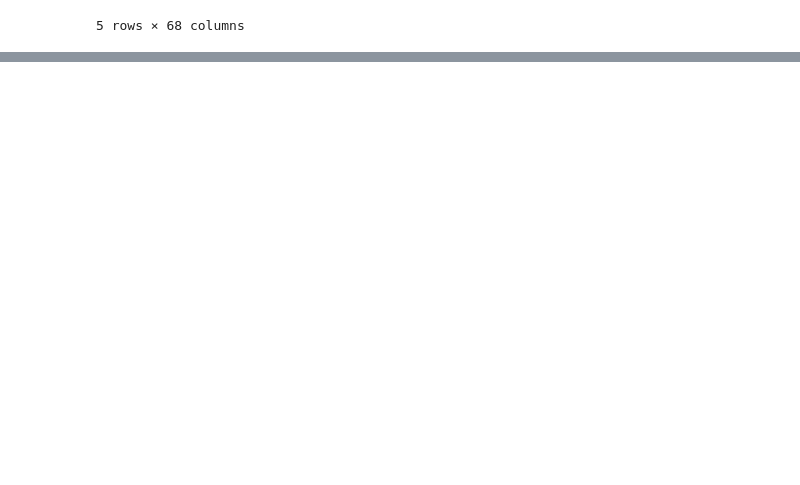
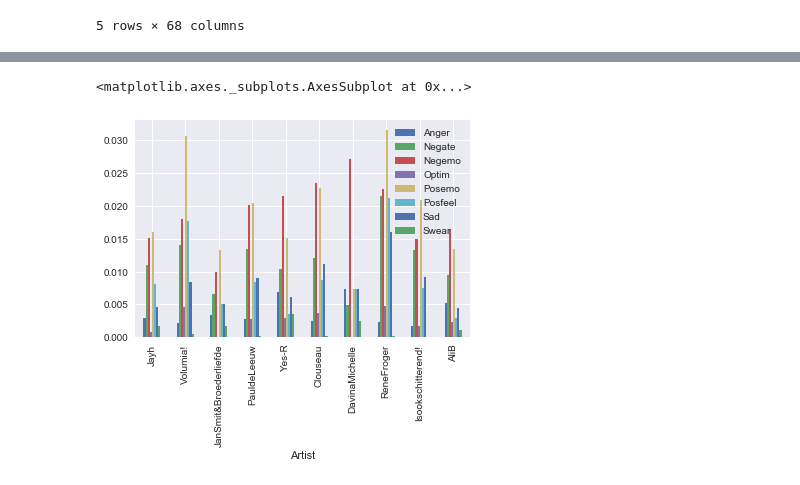
Before and after one commit to awlassche/liwc-dutch-lyrics, a Jupyter notebook: Songlyrics/Stylometric Study on Lyrics of Dutch Pop Song Artists.ipynb, the cells around one changed output, grey strips where cells are left out. Drawn from its saved outputs; the diff is of its cells as text; code cells hidden in the pictures; blank space fills up the shorter version.

```diff
--- a/Songlyrics/Stylometric Study on Lyrics of Dutch Pop Song Artists.ipynb
+++ b/Songlyrics/Stylometric Study on Lyrics of Dutch Pop Song Artists.ipynb
@@ -100,0 +130,2 @@ ax = sns.regplot(x='Present', y='Pronoun', data=df)
+# %%
+df2 = df.drop(columns=['School', 'Friends', 'Home', 'Money', 'Family', 'Death', 'Relig', 'Sexual', 'We', 'Other', 'You', 'Article', 'Othref', 'I', 'Self', 'Preps', 'Pronoun'])
@@ -100,0 +139,5 @@ ax = sns.regplot(x='Present', y='Pronoun', data=df)
+# %%
+df2.iloc[0:10].plot.bar(rot=90)
+# %% [output]
+<matplotlib.axes._subplots.AxesSubplot at 0x...>
+[figure, added]
```
Also changed, not shown: parts of 16 cells of this notebook.
